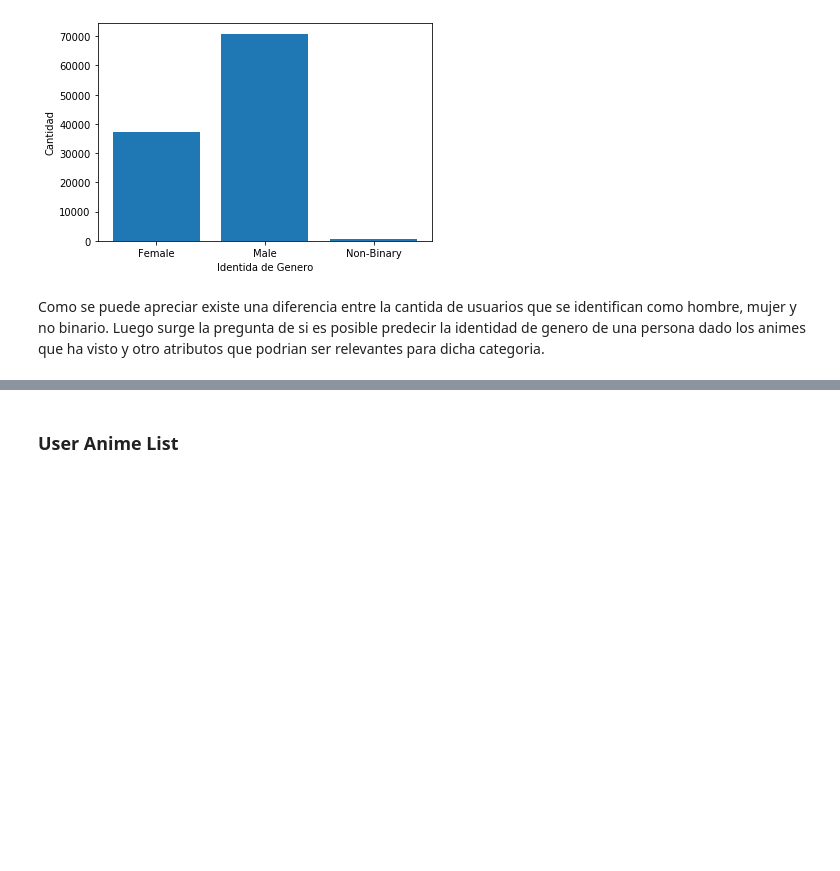
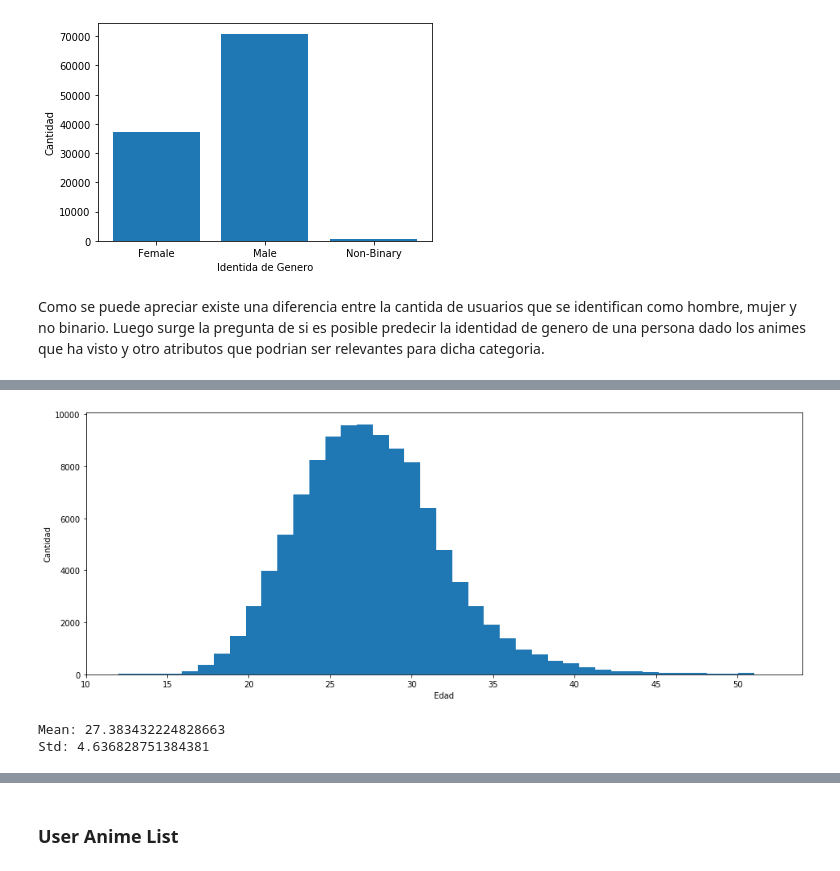
Before and after one commit to diegoolguinw/AnimeDataSet, a Jupyter notebook: Proyecto Mineria de Datos.ipynb, the cells around one changed output, grey strips where cells are left out. Cells and saved outputs as stored; diff of their text form; code cells hidden in the pictures; blank space fills up the shorter version.

```diff
--- a/Proyecto Mineria de Datos.ipynb
+++ b/Proyecto Mineria de Datos.ipynb
@@ -1451,0 +1448,28 @@ SyntaxError: invalid syntax (<ipython-input-175-164ea07774da>, line 1)
+# %%
+from datetime import date, datetime
+
+def calculate_age(born):
+    today = date.today()
+    return today.year - born.year - ((today.month, today.day) < (born.month, born.day))
+
+listAge = []
+bornDate = userList['birth_date'].tolist()
+for i in bornDate:
+    i = datetime.strptime(i, '%Y-%m-%d').date()
+    listAge.append(calculate_age(i))
+
+listAge = sorted(listAge)
+
+plt.figure(figsize=(16,6))
+plt.hist(listAge,bins = len(np.unique(listAge)))
+plt.ylabel('Cantidad')
+plt.xlabel('Edad')
+plt.show()
+# %% [output]
+[figure, added]
+# %%
+print('Mean: '+str(np.mean(listAge)))
+print('Std: '+str(np.std(listAge)))
+# %% [output]
+Mean: 27.383432224828663
+Std: 4.636828751384381
```
Also changed, not shown: parts of 9 cells of this notebook.
